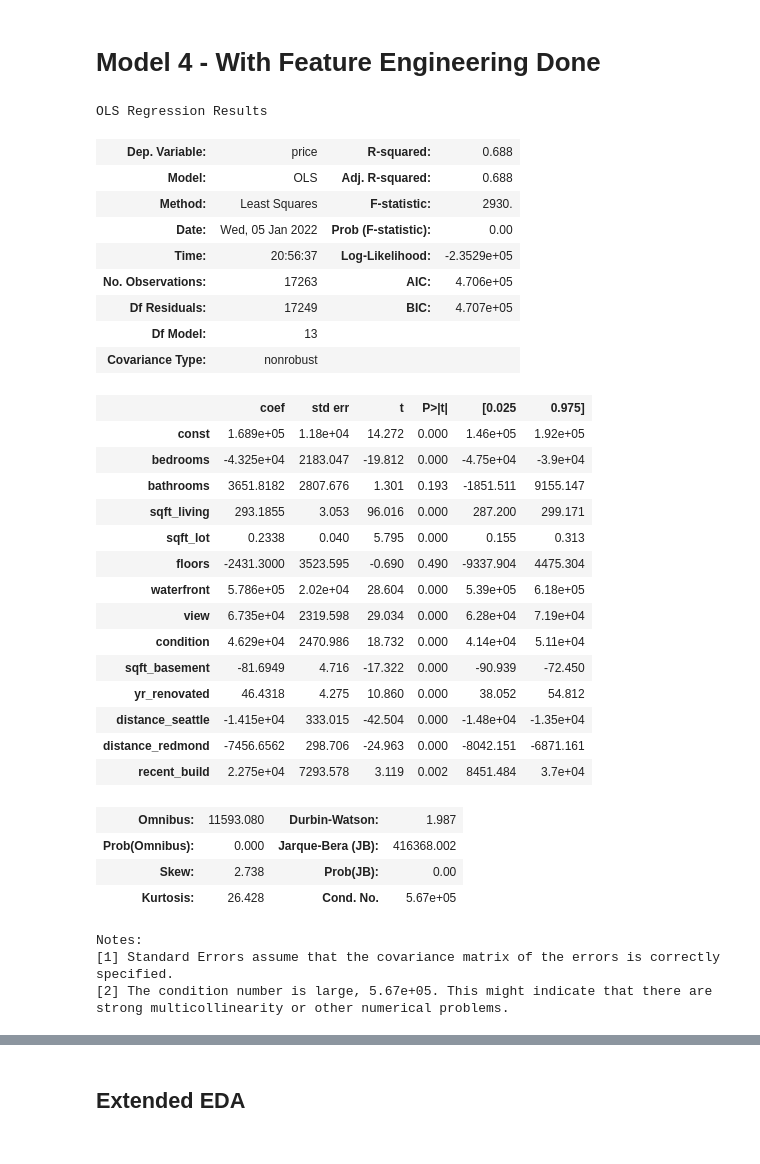
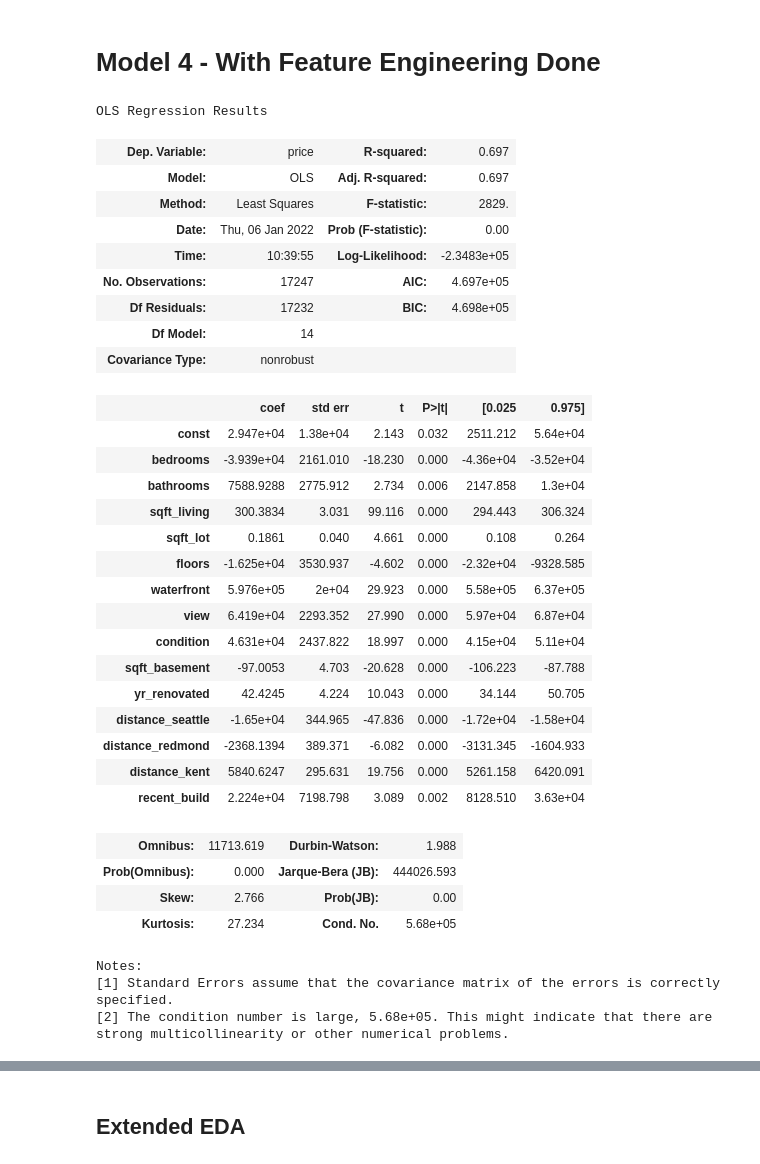
Before and after one commit to DataDoggo215/dsc-phase2-project, a Jupyter notebook: Master.ipynb, the cells around one changed output, grey strips where cells are left out. Saved outputs shown, nothing was run; the diff lists cells and outputs as text; code cells hidden in the pictures.

```diff
--- a/Master.ipynb
+++ b/Master.ipynb
@@ -565,67 +562,71 @@ def distance_from(lat, long, series_lat, series_long):
 # df['distance_seattle'] = distance_from(47.6062, -122.3321, df['lat'], df['long'])
 # df['distance_redmond'] = distance_from(47.6740, -122.1215, df['lat'], df['long'])
 # %%
-lat_long = df['lat'].astype(str) + ',' + df['long'].astype(str)
+lat_long = df_4['lat'].astype(str) + ',' + df_4['long'].astype(str)
 lat_long = list(map(eval, lat_long))
 Seattle = (47.6062, -122.3321)
 Redmond = (47.6740, -122.1215)
+Kent = (47.3809, -122.2348)
 miles_s = []
 miles_r = []
+miles_k = []
 for i in lat_long:
     miles_s.append(round(distance.distance(i, Seattle).miles, 1))
-for i in lat_long:
     miles_r.append(round(distance.distance(i, Redmond).miles, 1))
-df['distance_seattle'] = miles_s
-df['distance_redmond'] = miles_r
+    miles_k.append(round(distance.distance(i, Kent).miles, 1))
+df_4['distance_seattle'] = miles_s
+df_4['distance_redmond'] = miles_r
+df_4['distance_kent'] = miles_k
 # %% [markdown]
 Since we created new columns using location information, we can drop the latitude, longitude and zipcode columns.
 # %%
-df.drop(['lat', 'long'], axis=1, inplace=True)
+df_4.drop(['lat', 'long'], axis=1, inplace=True)
 # %%
 # Create column with rencent builds
-df['recent_build'] = df['yr_built'].apply(lambda x: 1 if x > 2010 else 0)
+df_4['recent_build'] = df_4['yr_built'].apply(lambda x: 1 if x > 2010 else 0)
 # %%
-df.drop(['yr_built'], axis=1, inplace=True)
+df_4.drop(['yr_built'], axis=1, inplace=True)
 # %% [markdown]
 # Model 4 - With Feature Engineering Done
 # %%
-X = df.drop('price', axis=1)
-y = df['price']
+X = df_4.drop('price', axis=1)
+y = df_4['price']
 model_4 = sm.OLS(y, sm.add_constant(X)).fit()
 model_4.summary()
 # %% [output]
 OLS Regression Results
-| Dep. Variable: | price | R-squared: | 0.688 |
-| Model: | OLS | Adj. R-squared: | 0.688 |
-| Method: | Least Squares | F-statistic: | 2930. |
-| Date: | Wed, 05 Jan 2022 | Prob (F-statistic): | 0.00 |
-| Time: | 20:56:37 | Log-Likelihood: | -2.3529e+05 |
-| No. Observations: | 17263 | AIC: | 4.706e+05 |
-| Df Residuals: | 17249 | BIC: | 4.707e+05 |
-| Df Model: | 13 |  |  |
+| Dep. Variable: | price | R-squared: | 0.697 |
+| Model: | OLS | Adj. R-squared: | 0.697 |
+| Method: | Least Squares | F-statistic: | 2829. |
+| Date: | Thu, 06 Jan 2022 | Prob (F-statistic): | 0.00 |
+| Time: | 10:39:55 | Log-Likelihood: | -2.3483e+05 |
+| No. Observations: | 17247 | AIC: | 4.697e+05 |
+| Df Residuals: | 17232 | BIC: | 4.698e+05 |
+| Df Model: | 14 |  |  |
 | Covariance Type: | nonrobust |  |  |
 |  | coef | std err | t | P>|t| | [0.025 | 0.975] |
-| const | 1.689e+05 | 1.18e+04 | 14.272 | 0.000 | 1.46e+05 | 1.92e+05 |
-| bedrooms | -4.325e+04 | 2183.047 | -19.812 | 0.000 | -4.75e+04 | -3.9e+04 |
-| bathrooms | 3651.8182 | 2807.676 | 1.301 | 0.193 | -1851.511 | 9155.147 |
-| sqft_living | 293.1855 | 3.053 | 96.016 | 0.000 | 287.200 | 299.171 |
-| sqft_lot | 0.2338 | 0.040 | 5.795 | 0.000 | 0.155 | 0.313 |
-| floors | -2431.3000 | 3523.595 | -0.690 | 0.490 | -9337.904 | 4475.304 |
-| waterfront | 5.786e+05 | 2.02e+04 | 28.604 | 0.000 | 5.39e+05 | 6.18e+05 |
-| view | 6.735e+04 | 2319.598 | 29.034 | 0.000 | 6.28e+04 | 7.19e+04 |
-| condition | 4.629e+04 | 2470.986 | 18.732 | 0.000 | 4.14e+04 | 5.11e+04 |
-| sqft_basement | -81.6949 | 4.716 | -17.322 | 0.000 | -90.939 | -72.450 |
-| yr_renovated | 46.4318 | 4.275 | 10.860 | 0.000 | 38.052 | 54.812 |
-| distance_seattle | -1.415e+04 | 333.015 | -42.504 | 0.000 | -1.48e+04 | -1.35e+04 |
-| distance_redmond | -7456.6562 | 298.706 | -24.963 | 0.000 | -8042.151 | -6871.161 |
-| recent_build | 2.275e+04 | 7293.578 | 3.119 | 0.002 | 8451.484 | 3.7e+04 |
+| const | 2.947e+04 | 1.38e+04 | 2.143 | 0.032 | 2511.212 | 5.64e+04 |
+| bedrooms | -3.939e+04 | 2161.010 | -18.230 | 0.000 | -4.36e+04 | -3.52e+04 |
+| bathrooms | 7588.9288 | 2775.912 | 2.734 | 0.006 | 2147.858 | 1.3e+04 |
+| sqft_living | 300.3834 | 3.031 | 99.116 | 0.000 | 294.443 | 306.324 |
+| sqft_lot | 0.1861 | 0.040 | 4.661 | 0.000 | 0.108 | 0.264 |
+| floors | -1.625e+04 | 3530.937 | -4.602 | 0.000 | -2.32e+04 | -9328.585 |
+| waterfront | 5.976e+05 | 2e+04 | 29.923 | 0.000 | 5.58e+05 | 6.37e+05 |
+| view | 6.419e+04 | 2293.352 | 27.990 | 0.000 | 5.97e+04 | 6.87e+04 |
+| condition | 4.631e+04 | 2437.822 | 18.997 | 0.000 | 4.15e+04 | 5.11e+04 |
+| sqft_basement | -97.0053 | 4.703 | -20.628 | 0.000 | -106.223 | -87.788 |
+| yr_renovated | 42.4245 | 4.224 | 10.043 | 0.000 | 34.144 | 50.705 |
+| distance_seattle | -1.65e+04 | 344.965 | -47.836 | 0.000 | -1.72e+04 | -1.58e+04 |
+| distance_redmond | -2368.1394 | 389.371 | -6.082 | 0.000 | -3131.345 | -1604.933 |
+| distance_kent | 5840.6247 | 295.631 | 19.756 | 0.000 | 5261.158 | 6420.091 |
+| recent_build | 2.224e+04 | 7198.798 | 3.089 | 0.002 | 8128.510 | 3.63e+04 |
-| Omnibus: | 11593.080 | Durbin-Watson: | 1.987 |
-| Prob(Omnibus): | 0.000 | Jarque-Bera (JB): | 416368.002 |
-| Skew: | 2.738 | Prob(JB): | 0.00 |
-| Kurtosis: | 26.428 | Cond. No. | 5.67e+05 |
+| Omnibus: | 11713.619 | Durbin-Watson: | 1.988 |
+| Prob(Omnibus): | 0.000 | Jarque-Bera (JB): | 444026.593 |
+| Skew: | 2.766 | Prob(JB): | 0.00 |
+| Kurtosis: | 27.234 | Cond. No. | 5.68e+05 |
 Notes:
 [1] Standard Errors assume that the covariance matrix of the errors is correctly specified.
-[2] The condition number is large, 5.67e+05. This might indicate that there are
+[2] The condition number is large, 5.68e+05. This might indicate that there are
 strong multicollinearity or other numerical problems.
 # %%
 def clean_data_model_4(df):
```
Also changed, not shown: parts of 80 cells of this notebook, 4 other files.
